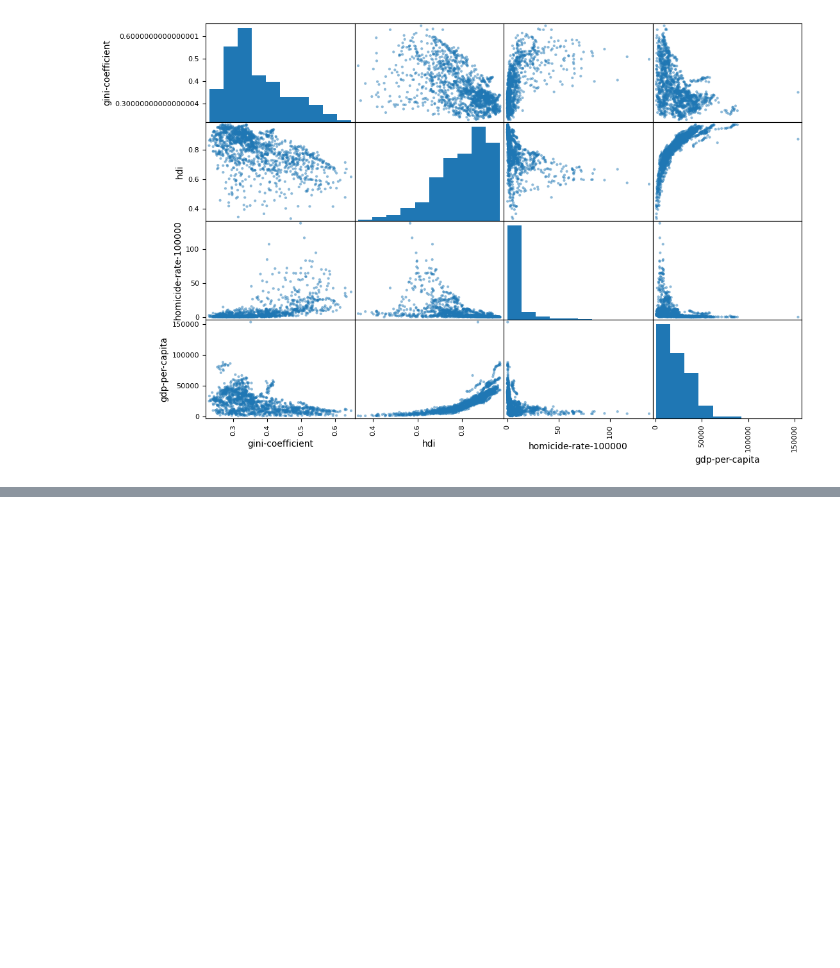
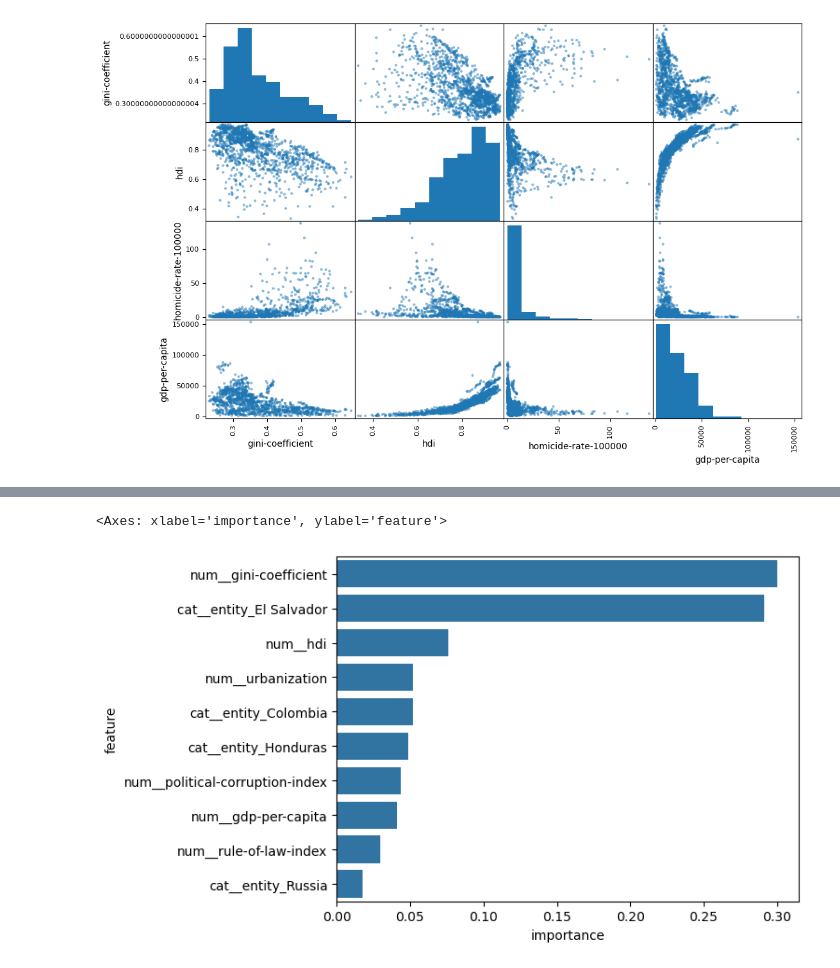
Before and after one commit to Phenriqx/global-homicide-rate-predictor, a Jupyter notebook: notebooks/HomicideRates.ipynb, the cells around one changed output, grey strips where cells are left out. Cells and saved outputs as stored; diff of their text form; code cells hidden in the pictures; blank space fills up the shorter version.

```diff
--- a/notebooks/HomicideRates.ipynb
+++ b/notebooks/HomicideRates.ipynb
@@ -357,7 +357,9 @@ full_pipeline = ColumnTransformer(
 
 model_pipeline = Pipeline([
     ('preprocessor', full_pipeline),
-    ('model', RandomForestRegressor(random_state=42))
+    ('model', RandomForestRegressor(random_state=42,
+                                    n_estimators=750,
+                                    max_features=50))
 ])
 
 tscv = TimeSeriesSplit(test_size=round(0.2 * len(X)), n_splits=3)
@@ -476,0 +499,10 @@ GridSearchCV(cv=TimeSeriesSplit(gap=0, max_train_size=None, n_splits=3, test_siz
+# %%
+feat_importance = model_pipeline.named_steps['model'].feature_importances_
+feats = model_pipeline.named_steps['preprocessor'].get_feature_names_out()
+
+importance_df = pd.DataFrame({
+    "feature": feats,
+    "importance": feat_importance,
+}).sort_values("importance", ascending=False)
+
+importance_df
@@ -476,0 +523,5 @@ GridSearchCV(cv=TimeSeriesSplit(gap=0, max_train_size=None, n_splits=3, test_siz
+# %%
+sns.barplot(data=importance_df.head(10), x="importance", y="feature")
+# %% [output]
+<Axes: xlabel='importance', ylabel='feature'>
+[figure, added]
```
Also changed, not shown: parts of 7 cells of this notebook, 5 other files.
